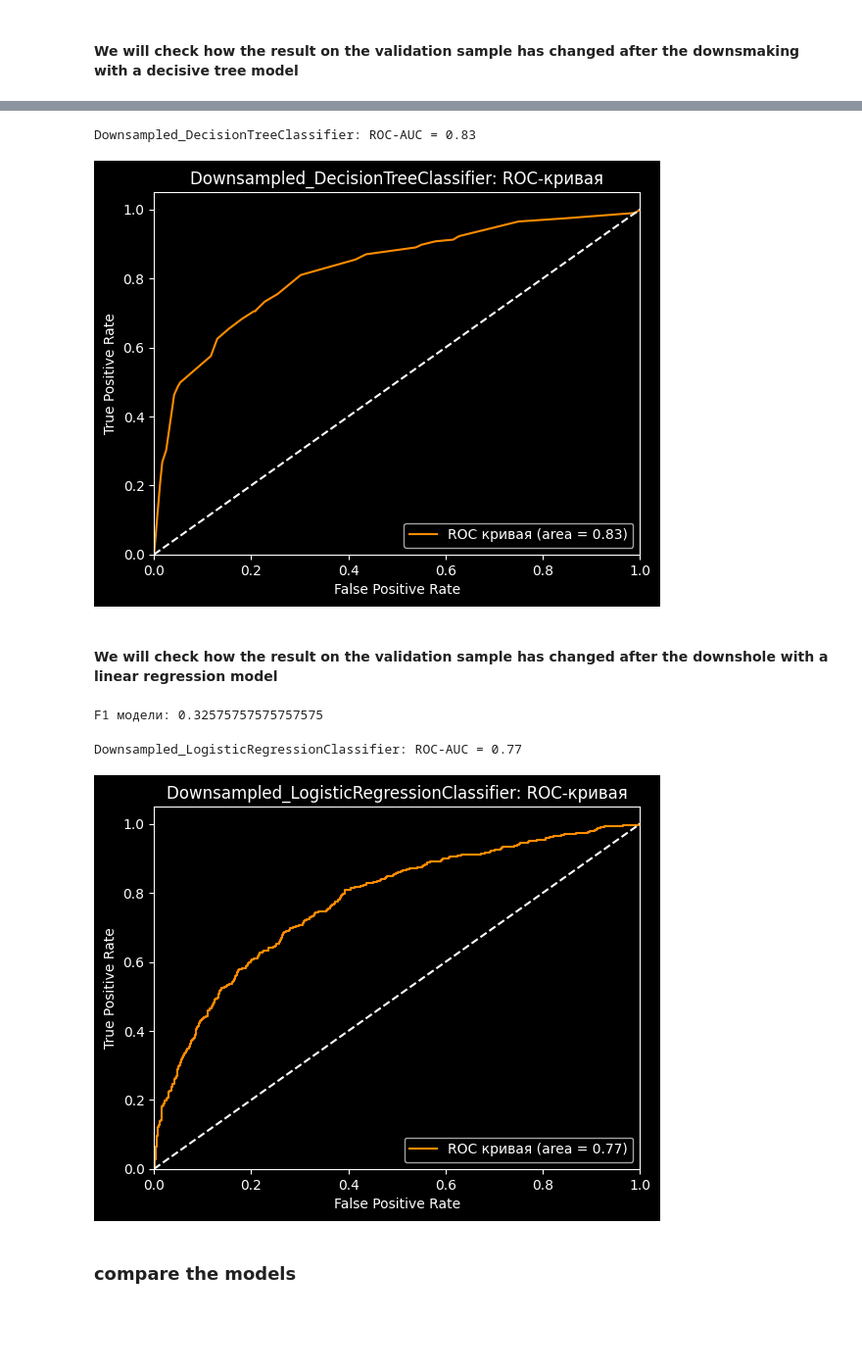
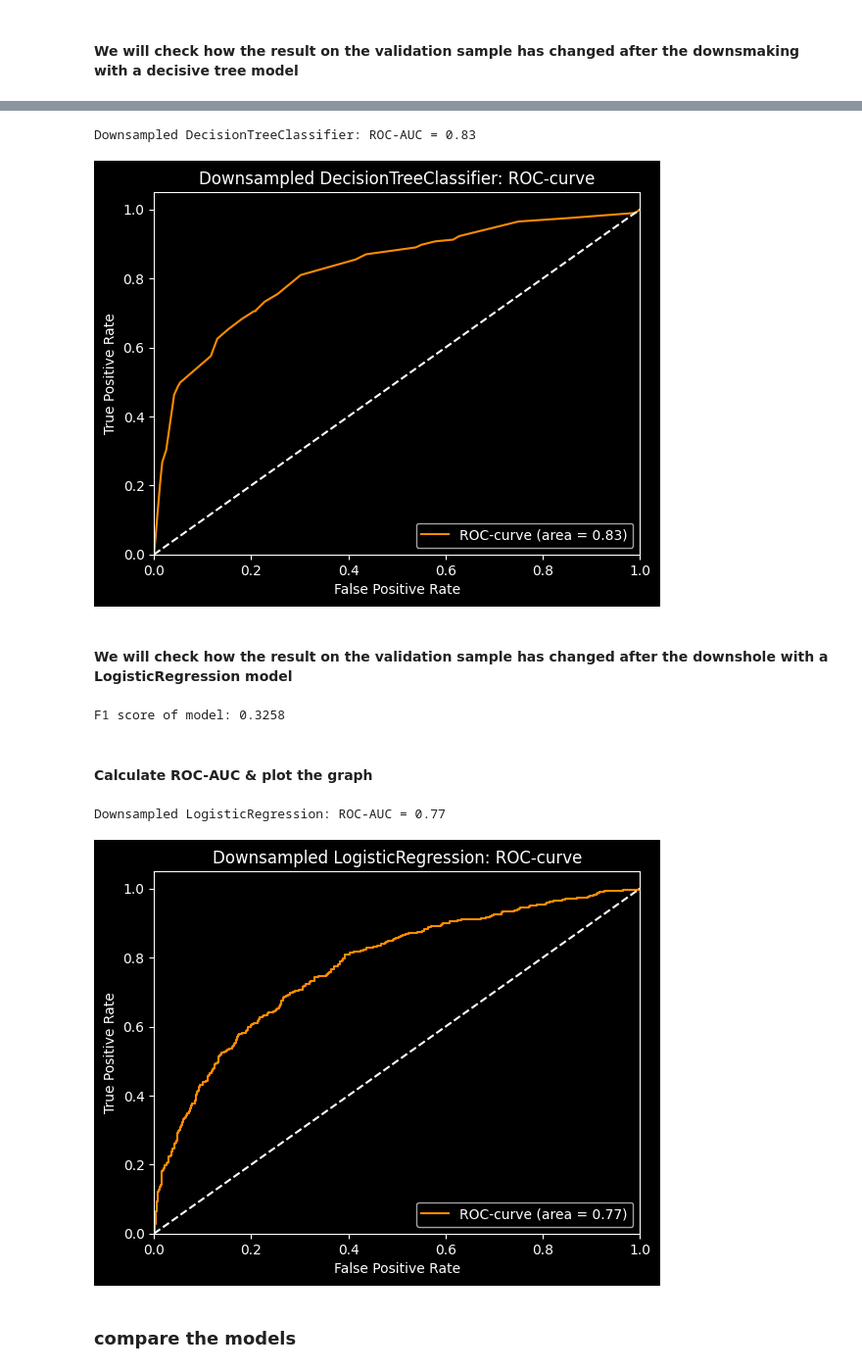
Before and after one commit to PSImera/Yandex.practicum.ds, a Jupyter notebook: project_sprint_10_customer_churn/customer_churn_ENG.ipynb, the cells around one changed output, grey strips where cells are left out. Shown at 98% size. Drawn from its saved outputs; the diff is of its cells as text; code cells hidden in the pictures; blank space fills up the shorter version.

```diff
--- a/project_sprint_10_customer_churn/customer_churn_ENG.ipynb
+++ b/project_sprint_10_customer_churn/customer_churn_ENG.ipynb
@@ -760,62 +763,60 @@ F1 лучшей модели: 0.5551181102362205 при параметре max_d
 # %%
-# рассчитываем ROC AUC
 probabilities_valid = best_ds_dt_model.predict_proba(x_valid)
 probabilities_one_valid = probabilities_valid[:, 1]
 ds_dt_roc_auc = roc_auc_score(y_valid, probabilities_one_valid)
-print(f'Downsampled_DecisionTreeClassifier: ROC-AUC = {round(ds_dt_roc_auc, 2)}')
+print(f'Downsampled DecisionTreeClassifier: ROC-AUC = {round(ds_dt_roc_auc, 2)}')
 
 fpr, tpr, treshold = roc_curve(y_valid, probabilities_one_valid)
 ds_dt_auc_score = auc(fpr, tpr)
 
-# строим график
 plt.plot(fpr, tpr, color='darkorange',
-         label=f'ROC кривая (area = {round(ds_dt_auc_score, 2)})')
+         label=f'ROC-curve (area = {round(ds_dt_auc_score, 2)})')
 plt.plot([0, 1], [0, 1], color='white', linestyle='--')
 plt.xlim([0.0, 1.0])
 plt.ylim([0.0, 1.05])
 plt.xlabel('False Positive Rate')
 plt.ylabel('True Positive Rate')
-plt.title('Downsampled_DecisionTreeClassifier: ROC-кривая')
+plt.title('Downsampled DecisionTreeClassifier: ROC-curve')
 plt.legend(loc="lower right")
 plt.show()
 # %% [output]
-Downsampled_DecisionTreeClassifier: ROC-AUC = 0.83
+Downsampled DecisionTreeClassifier: ROC-AUC = 0.83
-[figure, old version]
+[figure, new version]
 # %% [markdown]
-#### We will check how the result on the validation sample has changed after the downshole with a linear regression model
+#### We will check how the result on the validation sample has changed after the downshole with a LogisticRegression model
 # %%
 ds_lr_model = LogisticRegression(random_state=1, solver='lbfgs', max_iter=1000)
 ds_lr_model.fit(x_downsampled, y_downsampled)
 predict_valid = lr_model.predict(x_valid)
 ds_lr_f1_result = f1_score(predict_valid, y_valid)
 
-print("F1 модели:", ds_lr_f1_result)
+print("F1 score of model:", round(ds_lr_f1_result, 4))
 # %% [output]
-F1 модели: 0.32575757575757575
+F1 score of model: 0.3258
+# %% [markdown]
+#### Calculate ROC-AUC & plot the graph
 # %%
-# рассчитываем ROC AUC
 probabilities_valid = ds_lr_model.predict_proba(x_valid)
 probabilities_one_valid = probabilities_valid[:, 1]
 ds_lr_roc_auc = roc_auc_score(y_valid, probabilities_one_valid)
-print(f'Downsampled_LogisticRegressionClassifier: ROC-AUC = {round(ds_lr_roc_auc, 2)}')
+print(f'Downsampled LogisticRegression: ROC-AUC = {round(ds_lr_roc_auc, 2)}')
 
 fpr, tpr, treshold = roc_curve(y_valid, probabilities_one_valid)
 ds_lr_auc_score = auc(fpr, tpr)
 
-# строим график
 plt.plot(fpr, tpr, color='darkorange',
-         label=f'ROC кривая (area = {round(ds_lr_auc_score, 2)})')
+         label=f'ROC-curve (area = {round(ds_lr_auc_score, 2)})')
 plt.plot([0, 1], [0, 1], color='white', linestyle='--')
 plt.xlim([0.0, 1.0])
 plt.ylim([0.0, 1.05])
 plt.xlabel('False Positive Rate')
 plt.ylabel('True Positive Rate')
-plt.title('Downsampled_LogisticRegressionClassifier: ROC-кривая')
+plt.title('Downsampled LogisticRegression: ROC-curve')
 plt.legend(loc="lower right")
 plt.show()
 # %% [output]
-Downsampled_LogisticRegressionClassifier: ROC-AUC = 0.77
+Downsampled LogisticRegression: ROC-AUC = 0.77
-[figure, old version]
+[figure, new version]
 # %% [markdown]
 ### compare the models
 # %%
```
Also changed, not shown: parts of 71 cells of this notebook, 3 other files.
